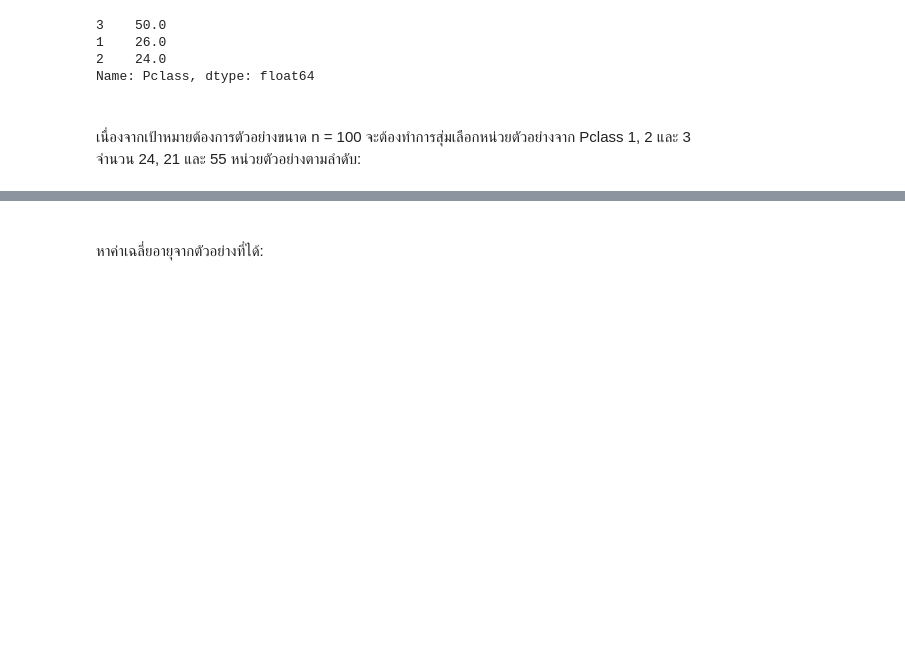
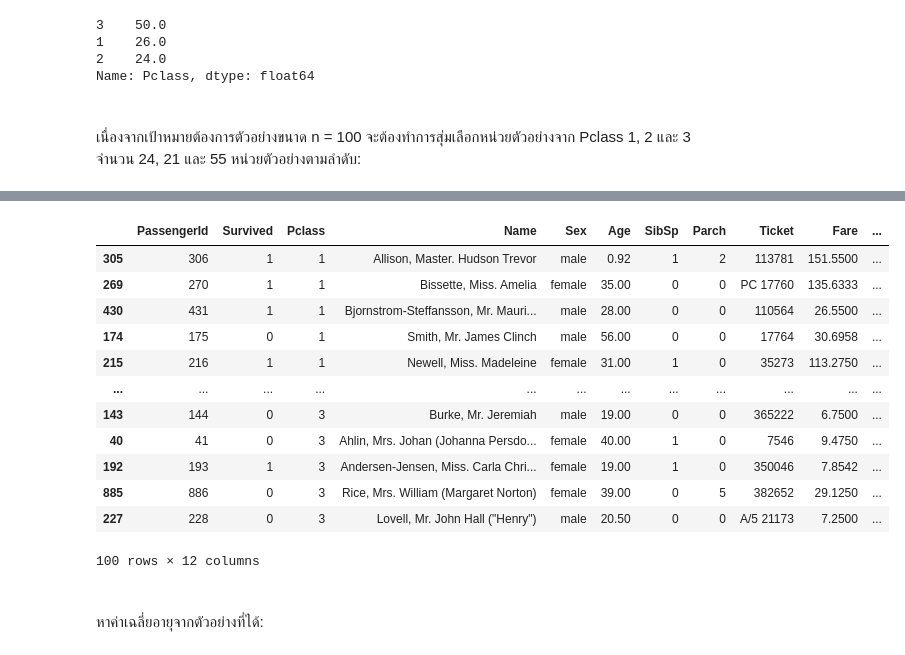
Before and after one commit to Perthanakrit/Python2, a Jupyter notebook: JupyterPython/Statistics_Prog/content/sampling.ipynb, the cells around one changed output, grey strips where cells are left out. Saved outputs shown, nothing was run; the diff lists cells and outputs as text; code cells hidden in the pictures; blank space fills up the shorter version.

```diff
--- a/JupyterPython/Statistics_Prog/content/sampling.ipynb
+++ b/JupyterPython/Statistics_Prog/content/sampling.ipynb
@@ -258,6 +272,22 @@ Data columns (total 12 columns):
  11  Embarked     100 non-null    object
 dtypes: float64(2), int64(5), object(5)
 memory usage: 10.2+ KB
+# %%
+sample_strat_pclass
+# %% [output]
+|  | PassengerId | Survived | Pclass | Name | Sex | Age | SibSp | Parch | Ticket | Fare | ... |
+| 305 | 306 | 1 | 1 | Allison, Master. Hudson Trevor | male | 0.92 | 1 | 2 | 113781 | 151.5500 | ... |
+| 269 | 270 | 1 | 1 | Bissette, Miss. Amelia | female | 35.00 | 0 | 0 | PC 17760 | 135.6333 | ... |
+| 430 | 431 | 1 | 1 | Bjornstrom-Steffansson, Mr. Mauri... | male | 28.00 | 0 | 0 | 110564 | 26.5500 | ... |
+| 174 | 175 | 0 | 1 | Smith, Mr. James Clinch | male | 56.00 | 0 | 0 | 17764 | 30.6958 | ... |
+| 215 | 216 | 1 | 1 | Newell, Miss. Madeleine | female | 31.00 | 1 | 0 | 35273 | 113.2750 | ... |
+| ... | ... | ... | ... | ... | ... | ... | ... | ... | ... | ... | ... |
+| 143 | 144 | 0 | 3 | Burke, Mr. Jeremiah | male | 19.00 | 0 | 0 | 365222 | 6.7500 | ... |
+| 40 | 41 | 0 | 3 | Ahlin, Mrs. Johan (Johanna Persdo... | female | 40.00 | 1 | 0 | 7546 | 9.4750 | ... |
+| 192 | 193 | 1 | 3 | Andersen-Jensen, Miss. Carla Chri... | female | 19.00 | 1 | 0 | 350046 | 7.8542 | ... |
+| 885 | 886 | 0 | 3 | Rice, Mrs. William (Margaret Norton) | female | 39.00 | 0 | 5 | 382652 | 29.1250 | ... |
+| 227 | 228 | 0 | 3 | Lovell, Mr. John Hall ("Henry") | male | 20.50 | 0 | 0 | A/5 21173 | 7.2500 | ... |
+100 rows × 12 columns
 # %% [markdown]
 \
 หาค่าเฉลี่ยอายุจากตัวอย่างที่ได้:
```
Also changed, not shown: parts of 20 cells of this notebook, 2 other files.
